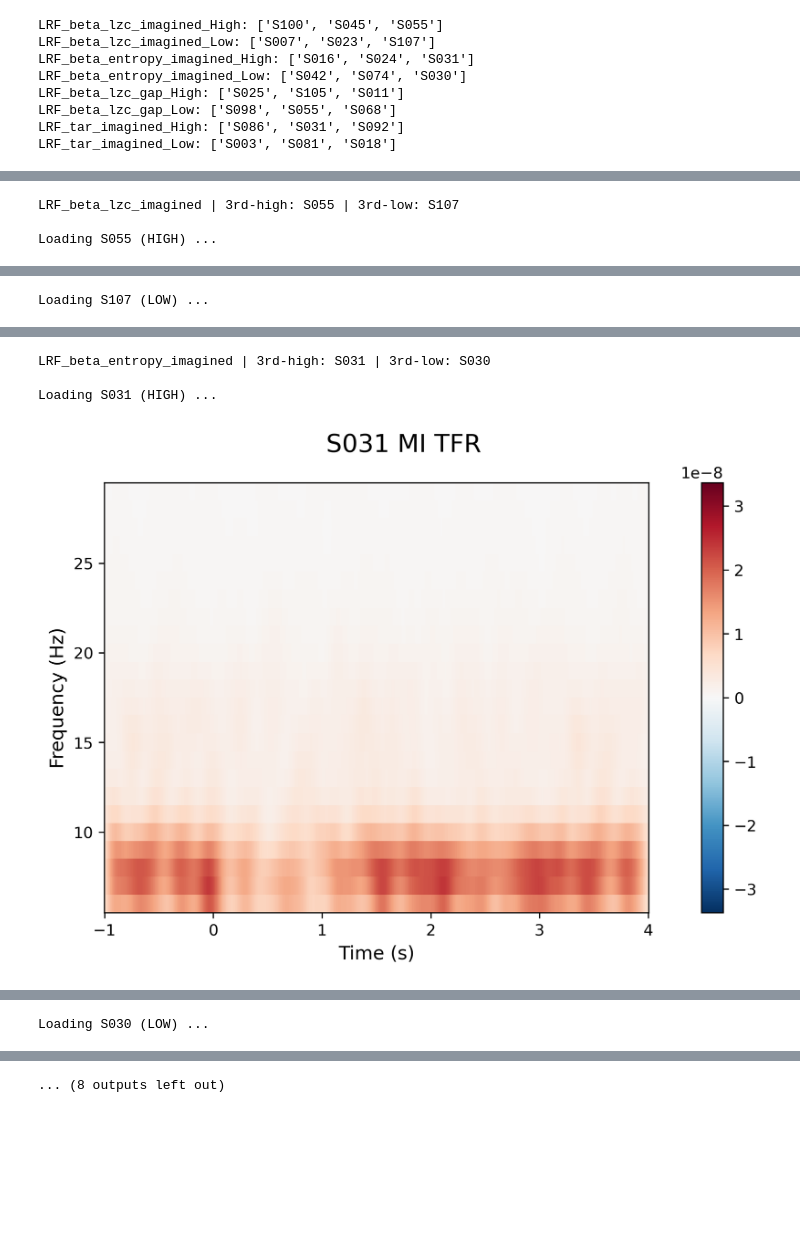
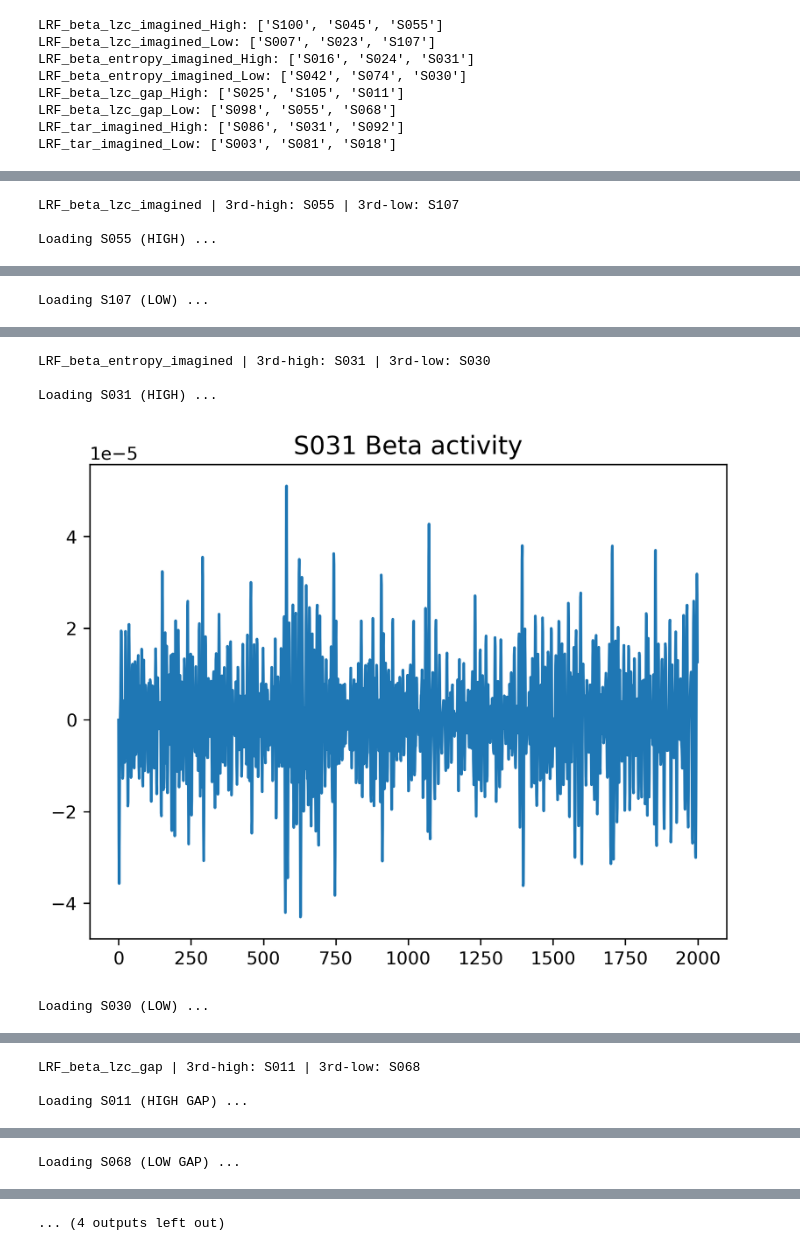
Before and after one commit to AL2024UCSD/EEG-Project, a Jupyter notebook: andrew_notebook.ipynb, the cells around one changed output, grey strips where cells are left out. Cells and saved outputs as stored; diff of their text form; code cells hidden in the pictures; blank space fills up the shorter version.

Commit message:
modified and added descriptions for visualizations

```diff
--- a/andrew_notebook.ipynb
+++ b/andrew_notebook.ipynb
@@ -799,18 +825,18 @@ def third_subject(lst):
     return lst[2]
 
 def load_subject_analyzer(subject_id: str) -> ImaginedVsActualAnalyzer:
-    """
-    Loads and preprocesses the subject using your existing class.
-    """
+
+    # Loads and preprocesses the subject using your existing class.
+
     analyzer = ImaginedVsActualAnalyzer(subject_id=subject_id, base_path=BASE_PATH)
     analyzer.load_and_preprocess_data()
     return analyzer
 
 
 def get_lrf_epochs(analyzer: ImaginedVsActualAnalyzer):
-    """
-    Returns (real_epochs, imag_epochs) for Left/Right Fist 1.
-    """
+
+    # Returns (real_epochs, imag_epochs) for Left/Right Fist 1.
+
     if REAL_KEY not in analyzer.data:
         raise KeyError(f"Missing {REAL_KEY} for {analyzer.subject_id}")
     if IMAG_KEY not in analyzer.data:
@@ -821,9 +847,7 @@ def get_lrf_epochs(analyzer: ImaginedVsActualAnalyzer):
 
 
 def get_lrf_raw(analyzer: ImaginedVsActualAnalyzer, which: str = "imagined"):
-    """
-    Returns raw for imagined or real run of Left/Right Fist 1.
-    """
+    # Returns raw for imagined or real run of Left/Right Fist 1.
     key = IMAG_KEY if which == "imagined" else REAL_KEY
     if key not in analyzer.data:
         raise KeyError(f"Missing {key} for {analyzer.subject_id}")
@@ -844,18 +868,32 @@ for subject_id, label in [(subj_high, "HIGH"), (subj_low, "LOW")]:
     raw = get_lrf_raw(analyzer, which="imagined")
     plot_beta_timeseries(raw, subject_id)
 
+#feat = "LRF_beta_entropy_imagined"
+#subj_high = third_subject(extremes[feat]["high"])  # S031
+#subj_low  = third_subject(extremes[feat]["low"])   # S030
+
+#print(f"{feat} | 3rd-high: {subj_high} | 3rd-low: {subj_low}")
+
+#for subject_id, label in [(subj_high, "HIGH"), (subj_low, "LOW")]:
+   # print(f"\nLoading {subject_id} ({label}) ...")
+   # analyzer = load_subject_analyzer(subject_id)
+   # real_epochs, imag_epochs = get_lrf_epochs(analyzer)
+   # # Use imagined epochs for ΔH_imagined-style interpretation
+   # plot_time_frequency(imag_epochs, subject_id)
+
 feat = "LRF_beta_entropy_imagined"
-subj_high = third_subject(extremes[feat]["high"])  # S031
-subj_low  = third_subject(extremes[feat]["low"])   # S030
+subj_high = third_subject(extremes[feat]["high"])  # S055
+subj_low  = third_subject(extremes[feat]["low"])   # S107
 
 print(f"{feat} | 3rd-high: {subj_high} | 3rd-low: {subj_low}")
 
 for subject_id, label in [(subj_high, "HIGH"), (subj_low, "LOW")]:
     print(f"\nLoading {subject_id} ({label}) ...")
     analyzer = load_subject_analyzer(subject_id)
-    real_epochs, imag_epochs = get_lrf_epochs(analyzer)
-    # Use imagined epochs for ΔH_imagined-style interpretation
-    plot_time_frequency(imag_epochs, subject_id)
+    # Use imagined raw for MI-related LZC
+    raw = get_lrf_raw(analyzer, which="imagined")
+    plot_beta_timeseries(raw, subject_id)
+
 
 feat = "LRF_beta_lzc_gap"
 subj_high = third_subject(extremes[feat]["high"])  # S011
@@ -864,31 +902,32 @@ subj_low  = third_subject(extremes[feat]["low"])   # S068
 print(f"{feat} | 3rd-high: {subj_high} | 3rd-low: {subj_low}")
 
 for subject_id, label in [(subj_high, "HIGH GAP"), (subj_low, "LOW GAP")]:
     print(f"\nLoading {subject_id} ({label}) ...")
     analyzer = load_subject_analyzer(subject_id)
     real_epochs, imag_epochs = get_lrf_epochs(analyzer)
     compare_real_vs_imag(real_epochs, imag_epochs)
 
 feat = "LRF_tar_imagined"
 subj_high = third_subject(extremes[feat]["high"])  # S092
 subj_low  = third_subject(extremes[feat]["low"])   # S018
 
 print(f"{feat} | 3rd-high: {subj_high} | 3rd-low: {subj_low}")
 
 for subject_id, label in [(subj_high, "HIGH"), (subj_low, "LOW")]:
     print(f"\nLoading {subject_id} ({label}) ...")
     analyzer = load_subject_analyzer(subject_id)
     real_epochs, imag_epochs = get_lrf_epochs(analyzer)
     # Use imagined epochs for TAR_imagined interpretation
     plot_theta_alpha_topomap(imag_epochs, subject_id)
 # %% [output]
 LRF_beta_lzc_imagined | 3rd-high: S055 | 3rd-low: S107
 
 Loading S055 (HIGH) ...
 [figure]
 Loading S107 (LOW) ...
 [figure]
 LRF_beta_entropy_imagined | 3rd-high: S031 | 3rd-low: S030
 
 Loading S031 (HIGH) ...
-[figure, old version]
+[figure, new version]
+Loading S030 (LOW) ...
@@ -895,0 +935,3 @@ Loading S031 (HIGH) ...
+LRF_beta_lzc_gap | 3rd-high: S011 | 3rd-low: S068
+
+Loading S011 (HIGH GAP) ...
@@ -897 +939 @@ Loading S031 (HIGH) ...
-Loading S030 (LOW) ...
+Loading S068 (LOW GAP) ...
@@ -901 +941 @@ Loading S030 (LOW) ...
-... (8 outputs left out)
+... (4 outputs left out)
```
Also changed, not shown: parts of 13 cells of this notebook.
